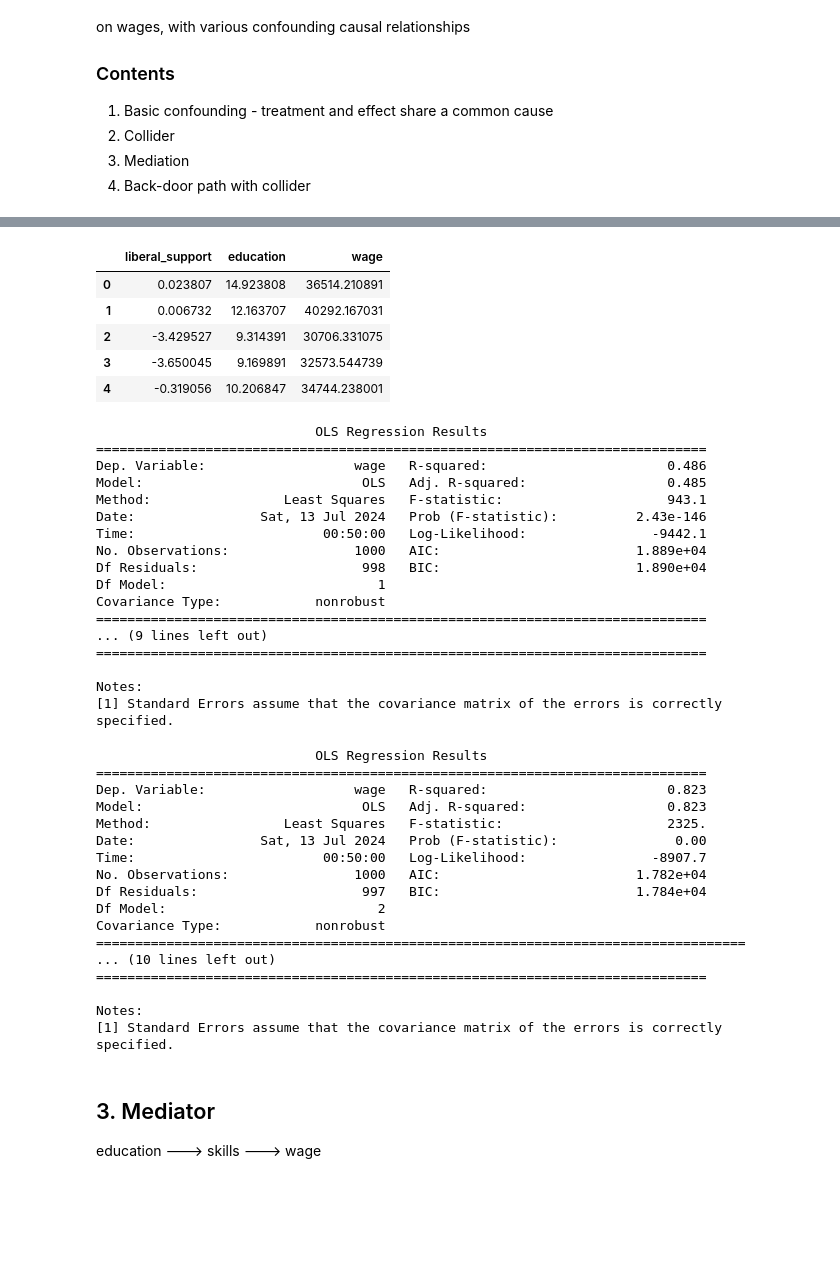
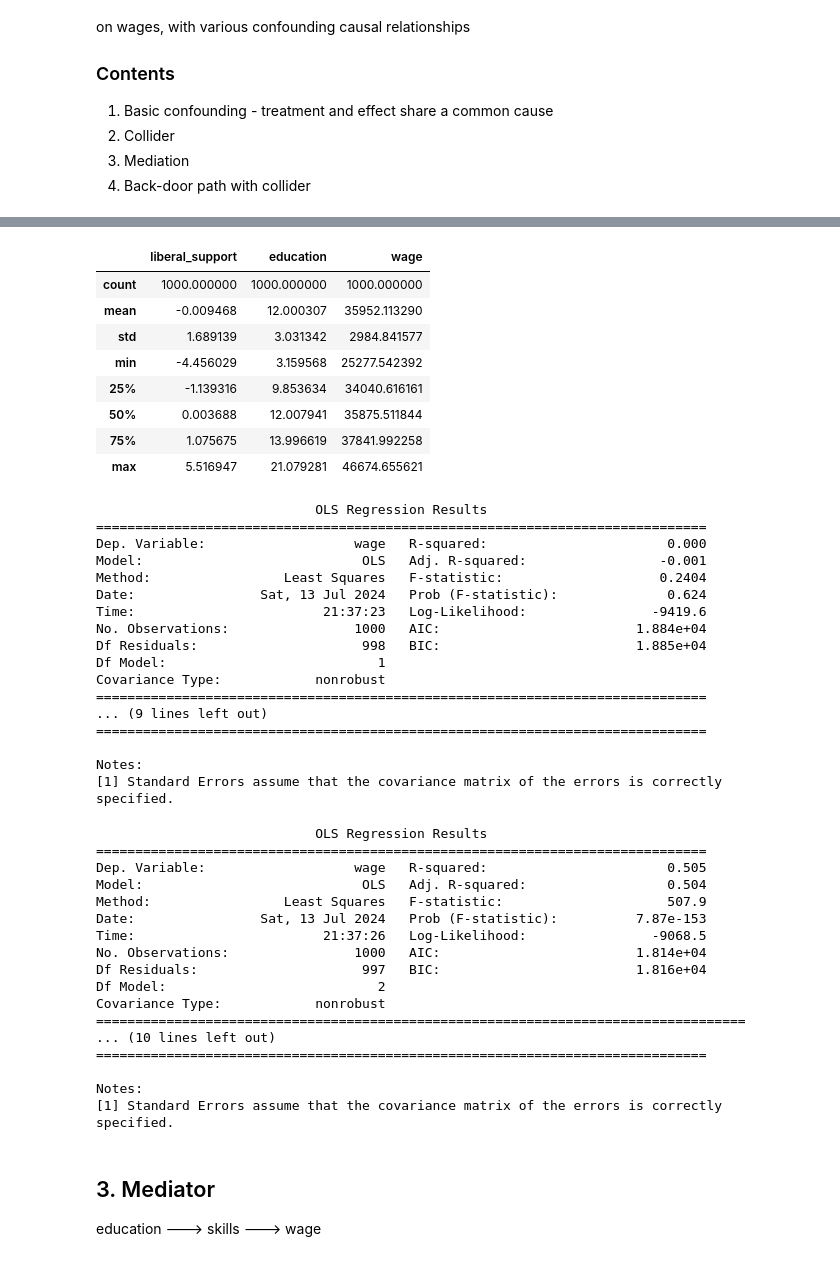
Before and after one commit to randomao/sandbox-for-ml-projects, a Jupyter notebook: causal-ml/01_basic_concepts.ipynb, the cells around one changed output, grey strips where cells are left out. Saved outputs shown, nothing was run; the diff lists cells and outputs as text; code cells hidden in the pictures; blank space fills up the shorter version.

```diff
--- a/causal-ml/01_basic_concepts.ipynb
+++ b/causal-ml/01_basic_concepts.ipynb
@@ -128,9 +138,9 @@ def collider_dataset(
         , sample_education_mean:int = education_mean
         , sample_education_std:int = education_std
         , sample_wage_mean:int = wage_mean
-        , sample_education_effect_wage:int = education_effect_wage
+        , sample_education_effect_wage:int = 0
         , sample_education_effect_liberal_support:int = 1
-        , sample_wage_effect_liberal_support:int = 1
+        , sample_wage_effect_liberal_support:int = -1
         , **kwargs
 ):
 
@@ -151,15 +161,18 @@ def collider_dataset(
 
     return _df
 # %%
-df2 = collider_dataset(**{'sample_wage_effect_liberal_support':2})
-df2.head()
+df2 = collider_dataset()
+df2.describe()
 # %% [output]
 |  | liberal_support | education | wage |
-| 0 | 0.023807 | 14.923808 | 36514.210891 |
-| 1 | 0.006732 | 12.163707 | 40292.167031 |
-| 2 | -3.429527 | 9.314391 | 30706.331075 |
-| 3 | -3.650045 | 9.169891 | 32573.544739 |
-| 4 | -0.319056 | 10.206847 | 34744.238001 |
+| count | 1000.000000 | 1000.000000 | 1000.000000 |
+| mean | -0.009468 | 12.000307 | 35952.113290 |
+| std | 1.689139 | 3.031342 | 2984.841577 |
+| min | -4.456029 | 3.159568 | 25277.542392 |
+| 25% | -1.139316 | 9.853634 | 34040.616161 |
+| 50% | 0.003688 | 12.007941 | 35875.511844 |
+| 75% | 1.075675 | 13.996619 | 37841.992258 |
+| max | 5.516947 | 21.079281 | 46674.655621 |
 # %%
 # "correct" regression - ignore collider
 
@@ -172,13 +185,13 @@ print(res.summary())
 # %% [output]
                             OLS Regression Results
 ==============================================================================
-Dep. Variable:                   wage   R-squared:                       0.486
-Model:                            OLS   Adj. R-squared:                  0.485
-Method:                 Least Squares   F-statistic:                     943.1
-Date:                Sat, 13 Jul 2024   Prob (F-statistic):          2.43e-146
-Time:                        00:50:00   Log-Likelihood:                -9442.1
-No. Observations:                1000   AIC:                         1.889e+04
-Df Residuals:                     998   BIC:                         1.890e+04
+Dep. Variable:                   wage   R-squared:                       0.000
+Model:                            OLS   Adj. R-squared:                 -0.001
+Method:                 Least Squares   F-statistic:                    0.2404
+Date:                Sat, 13 Jul 2024   Prob (F-statistic):              0.624
+Time:                        21:37:23   Log-Likelihood:                -9419.6
+No. Observations:                1000   AIC:                         1.884e+04
+Df Residuals:                     998   BIC:                         1.885e+04
 Df Model:                           1
 Covariance Type:            nonrobust
 ==============================================================================
@@ -199,13 +212,13 @@ print(res.summary())
 # %% [output]
                             OLS Regression Results
 ==============================================================================
-Dep. Variable:                   wage   R-squared:                       0.823
-Model:                            OLS   Adj. R-squared:                  0.823
-Method:                 Least Squares   F-statistic:                     2325.
-Date:                Sat, 13 Jul 2024   Prob (F-statistic):               0.00
-Time:                        00:50:00   Log-Likelihood:                -8907.7
-No. Observations:                1000   AIC:                         1.782e+04
-Df Residuals:                     997   BIC:                         1.784e+04
+Dep. Variable:                   wage   R-squared:                       0.505
+Model:                            OLS   Adj. R-squared:                  0.504
+Method:                 Least Squares   F-statistic:                     507.9
+Date:                Sat, 13 Jul 2024   Prob (F-statistic):          7.87e-153
+Time:                        21:37:26   Log-Likelihood:                -9068.5
+No. Observations:                1000   AIC:                         1.814e+04
+Df Residuals:                     997   BIC:                         1.816e+04
 Df Model:                           2
 Covariance Type:            nonrobust
 ===================================================================================
```
Also changed, not shown: parts of 16 cells of this notebook.
